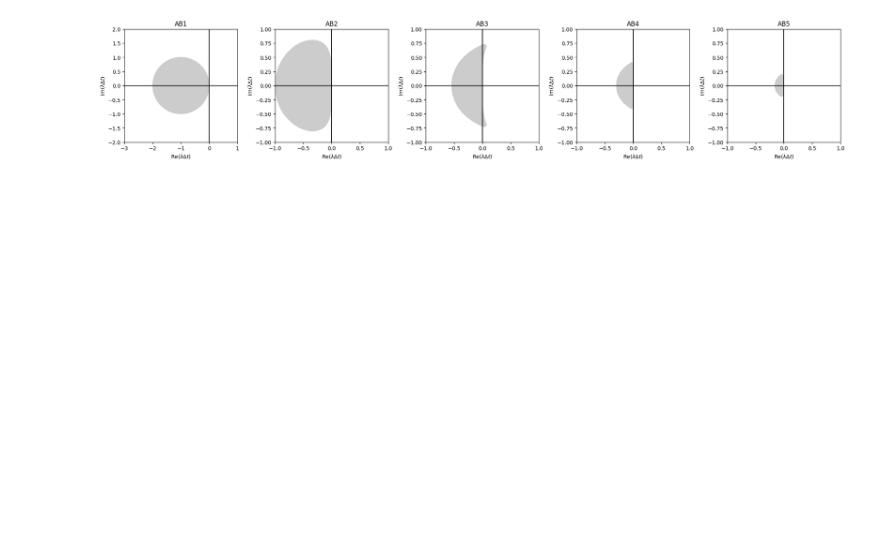
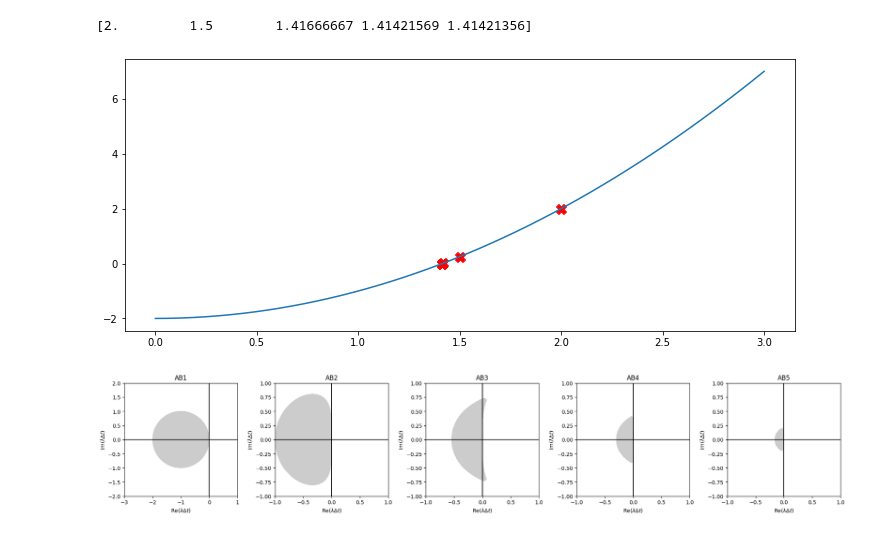
Before and after one commit to tristanpang/numerical-methods-notes, a Jupyter notebook: figures/figures.ipynb, the cells around one changed output. Drawn from its saved outputs; the diff is of its cells as text; code cells hidden in the pictures; blank space fills up the shorter version.

Commit message:
newton

```diff
--- a/images.ipynb
+++ b/figures/figures.ipynb
@@ -4,3 +5,40 @@ import matplotlib.pyplot as plt
+# %%
+def newton(f, fp, x0, steps=50, tol=1e-10, local=True):
+    '''Given a function f, its derivative fp and a starting
+    guess x0, perform Newton's method for at most 'steps'
+    iterations or the truncation error |f(xn)|<tol.
+
+    Set the flag local=False to only store the most recent
+    iteration.'''
+    # init
+    i = 0
+    xn = [x0]
+
+    # main loop
+    while i < steps and np.abs(f(xn[-1])) > tol:
+        xn.append(xn[-1] - f(xn[-1])/fp(xn[-1])) # Newton step
+        if not local:
+            xn.pop(0)
+
+    if local:
+        return np.array(xn)
+    else:
+        return xn[-1]
+# %%
+f = lambda x: x**2 - 2
+fp = lambda x: 2*x
+
+xn = newton(f, fp, 2)
+print(xn)
+
+x = np.linspace(0, 3, 50)
+fig, ax = plt.subplots(1, 1, figsize=(12, 5))
+ax.plot(x, f(x))
+ax.scatter(xn, f(xn), c='r', marker='X', s=100)
+plt.show()
+# %% [output]
+[2.         1.5        1.41666667 1.41421569 1.41421356]
+[figure, added]
 # %%
 ### Adapted from
 # https://commons.wikimedia.org/wiki/File:Stability_region_for_BDF1.svg
```
Also changed, not shown: parts of 2 cells of this notebook, 5 other files.
